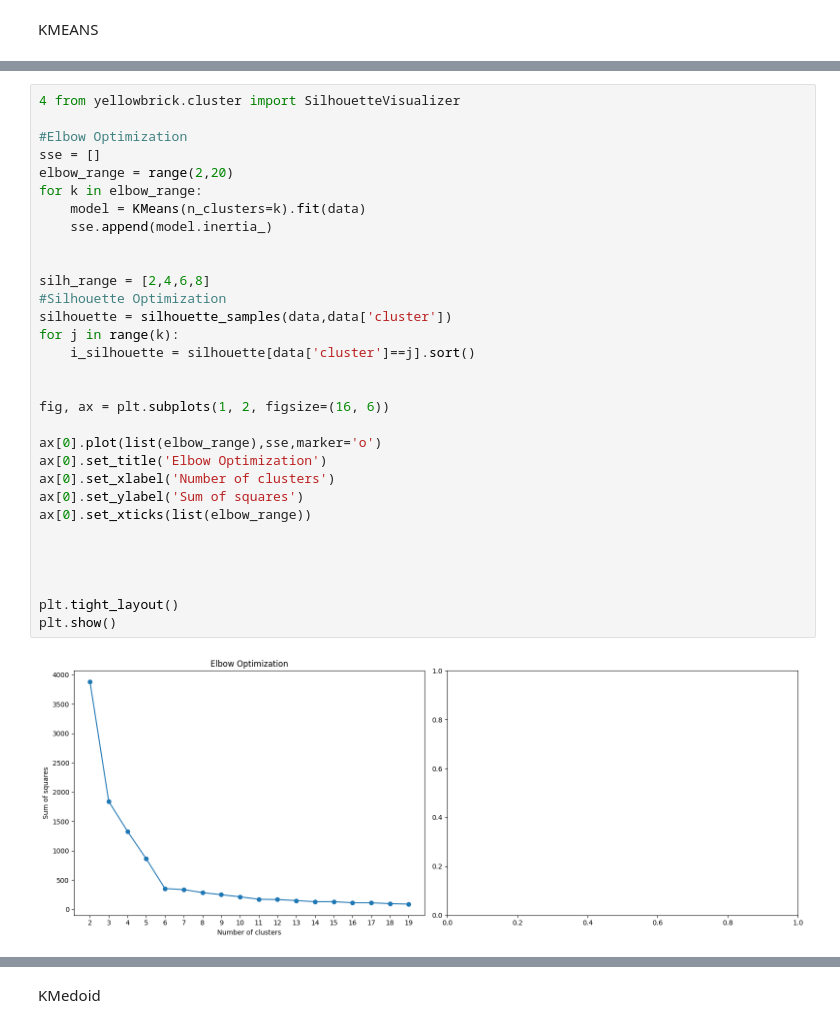
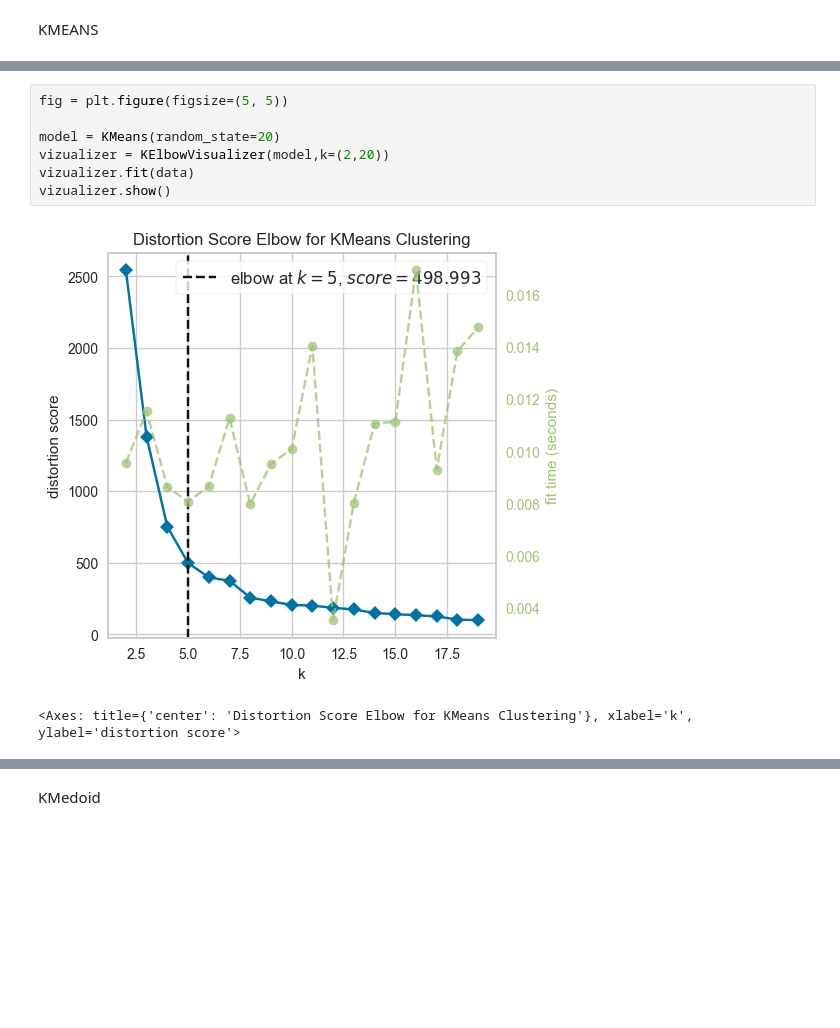
Before and after one commit to Joao-Bornelli/Clusterization, a Jupyter notebook: clusterization.ipynb, the cells around one changed output, grey strips where cells are left out. Cells and saved outputs as stored; diff of their text form; blank space fills up the shorter version.

```diff
--- a/clusterization.ipynb
+++ b/clusterization.ipynb
@@ -80,35 +89,12 @@ plt.show()
-# %%
-4 from yellowbrick.cluster import SilhouetteVisualizer
-
-#Elbow Optimization
-sse = []
-elbow_range = range(2,20)
-for k in elbow_range:
-    model = KMeans(n_clusters=k).fit(data)
-    sse.append(model.inertia_)
-
-
-silh_range = [2,4,6,8]
-#Silhouette Optimization
-silhouette = silhouette_samples(data,data['cluster'])
-for j in range(k):
-    i_silhouette = silhouette[data['cluster']==j].sort()
-
-
-fig, ax = plt.subplots(1, 2, figsize=(16, 6))
-
-ax[0].plot(list(elbow_range),sse,marker='o')
-ax[0].set_title('Elbow Optimization')
-ax[0].set_xlabel('Number of clusters')
-ax[0].set_ylabel('Sum of squares')
-ax[0].set_xticks(list(elbow_range))
-
-
-
-
-plt.tight_layout()
-plt.show()
-# %% [output]
-[figure, removed]
+# %%
+fig = plt.figure(figsize=(5, 5))
+
+model = KMeans(random_state=20)
+vizualizer = KElbowVisualizer(model,k=(2,20))
+vizualizer.fit(data)
+vizualizer.show()
+# %% [output]
+[figure, added]
+<Axes: title={'center': 'Distortion Score Elbow for KMeans Clustering'}, xlabel='k', ylabel='distortion score'>
 # %%
 data = df.copy()
```
Also changed, not shown: parts of 8 cells of this notebook.
